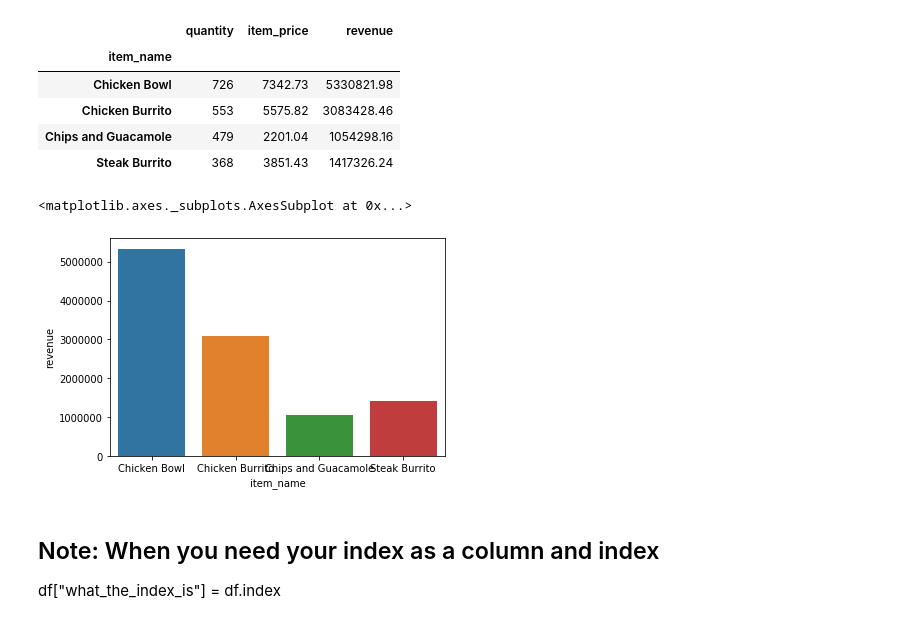
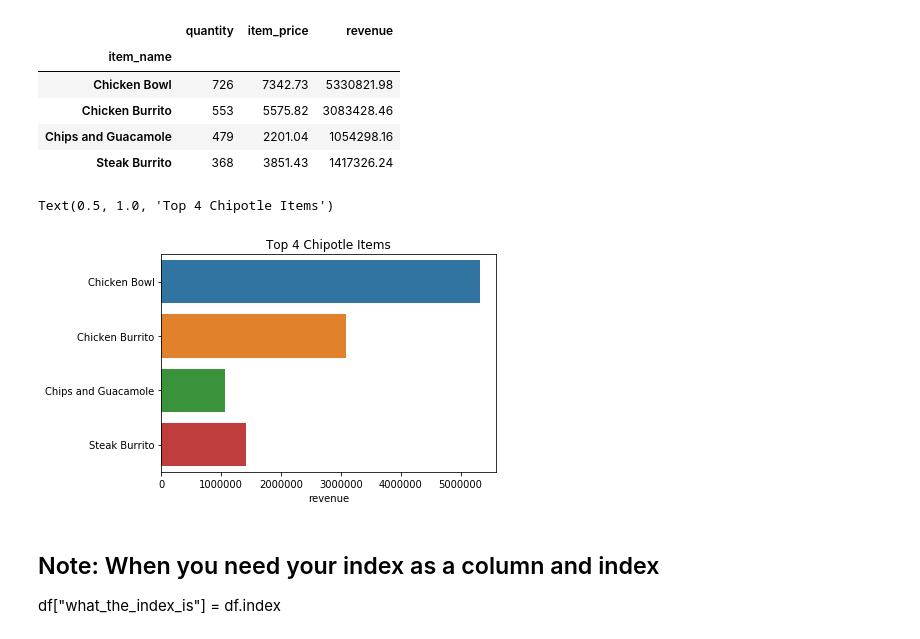
Before and after one commit to faithkane3/python-exercises, a Jupyter notebook: 4.9_seaborn_exercises.ipynb, the cells around one changed output. Drawn from its saved outputs; the diff is of its cells as text; code cells hidden in the pictures.

```diff
--- a/4.9_seaborn_exercises.ipynb
+++ b/4.9_seaborn_exercises.ipynb
@@ -308,7 +360,7 @@ def get_db_url(username, hostname, password, db_name):
 # %%
 url = get_db_url(user, host, password, "chipotle")
 # %%
-df_chipotle = pd.read_sql('SELECT * FROM orders', url)
+df_chipotle = pd.read_sql('SELECT * FROM orders', url).set_index("id")
 # %%
 df_chipotle
 # %% [output]
@@ -358,7 +411,9 @@ four_most_popular
 # %%
 four_most_popular = four_most_popular.reset_index()
 # %%
-sns.barplot(x="item_name", y="revenue", data=four_most_popular)
+sns.barplot(y="item_name", x="revenue", data=four_most_popular)
+plt.ylabel("")
+plt.title("Top 4 Chipotle Items")
 # %% [output]
-<matplotlib.axes._subplots.AxesSubplot at 0x...>
+Text(0.5, 1.0, 'Top 4 Chipotle Items')
-[figure, old version]
+[figure, new version]
```
Also changed, not shown: parts of 23 cells of this notebook.
